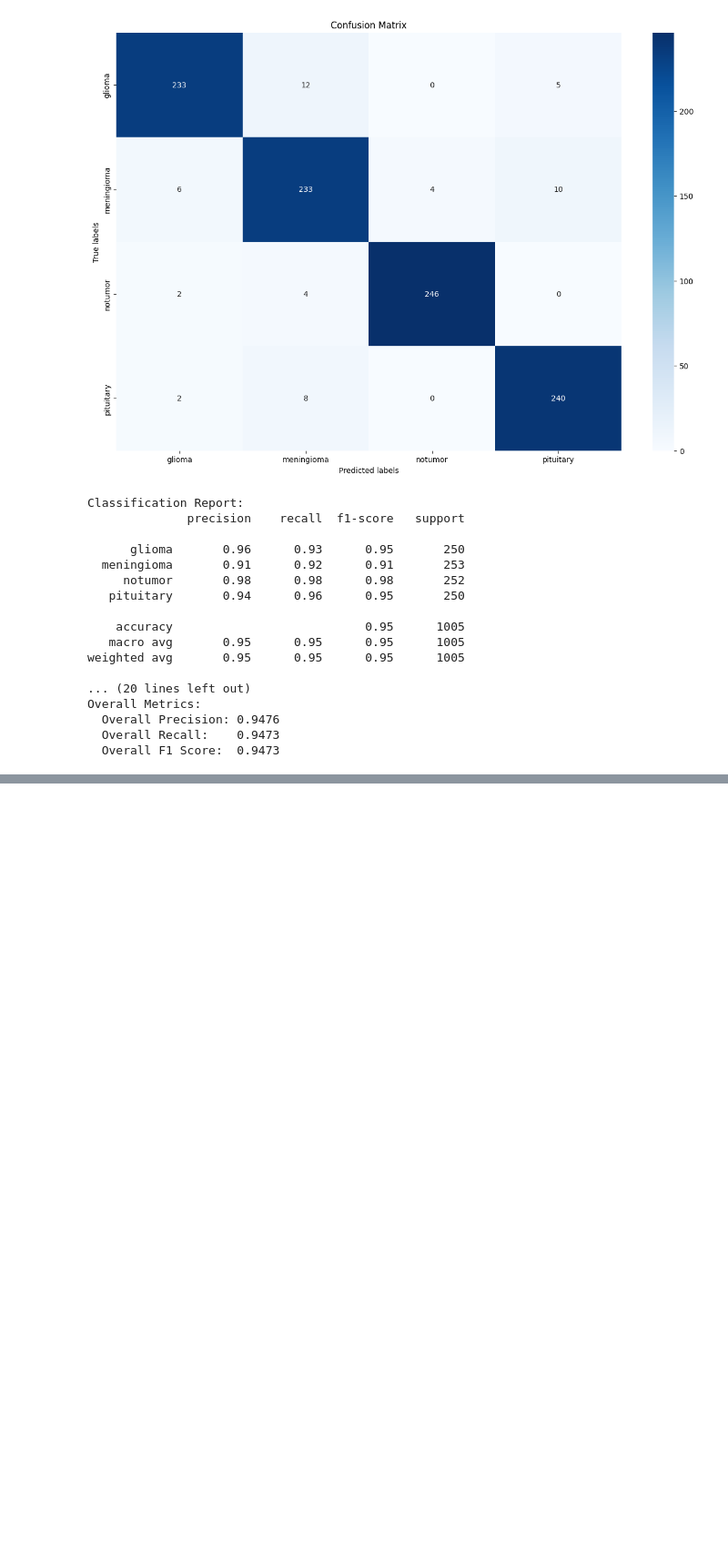
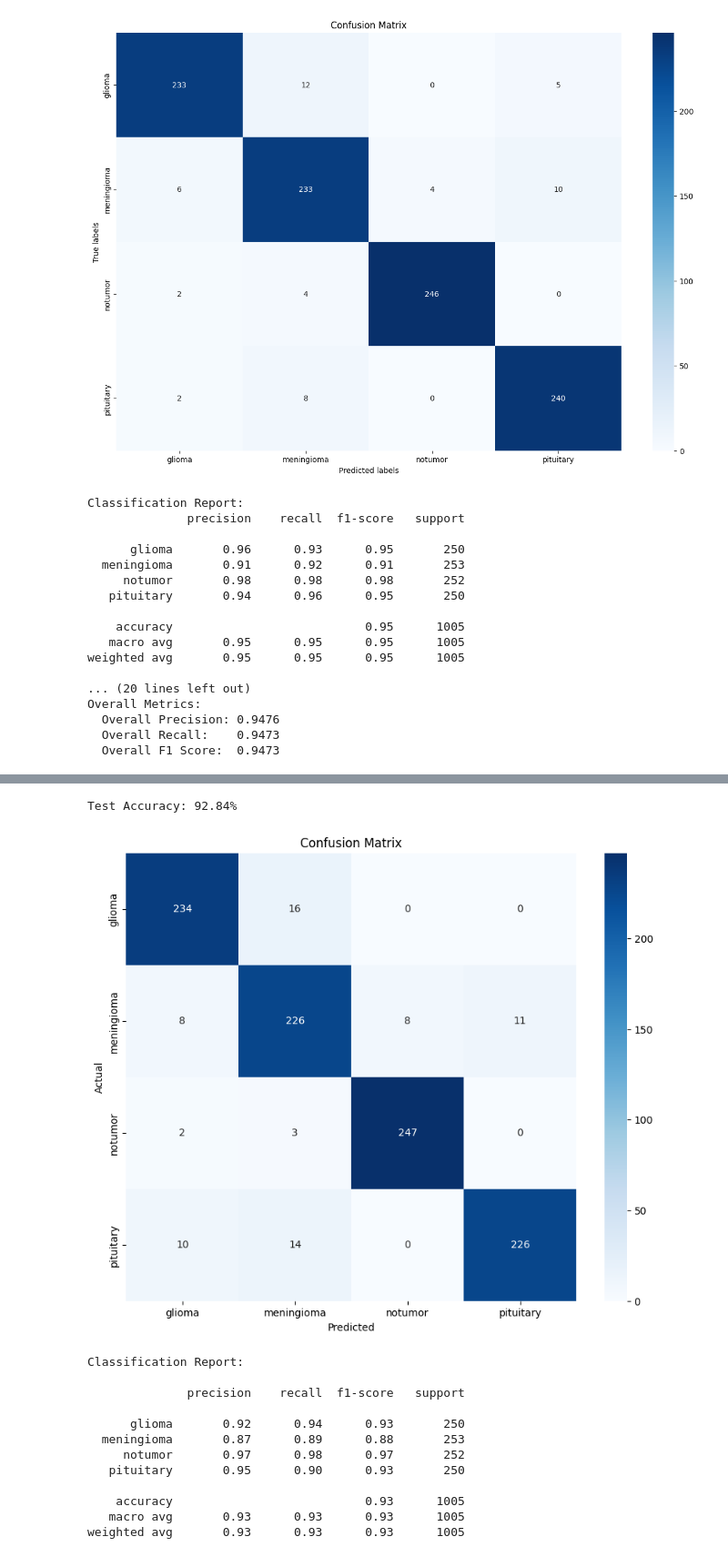
Before and after one commit to sonjoy2074/CSE4531-Project, a Jupyter notebook: Federated_Learning/client_2.ipynb, the cells around one changed output, grey strips where cells are left out. Shown: that part at 91% size. Saved outputs shown, nothing was run; the diff lists cells and outputs as text; code cells hidden in the pictures; blank space fills up the shorter version.

Commit message:
Global model testing done in client-2

```diff
--- a/Federated_Learning/client_2.ipynb
+++ b/Federated_Learning/client_2.ipynb
@@ -382,0 +441,53 @@ Overall Metrics:
+# %%
+from torchvision import transforms as T
+from torchvision import datasets
+!pip install timm
+import timm
+import os
+from torch.utils.data import DataLoader
+import numpy as np
+from sklearn.metrics import confusion_matrix, classification_report
+import matplotlib.pyplot as plt
+import seaborn as sns
+
+dataset_path = "/content/drive/MyDrive/Sonjoy_dataset/User2_Brain_Mri_Images"
+test_loader, test_data_len = get_data_loaders(dataset_path, 32, train=False)
+
+
+def evaluate_model(model, test_loader, classes):
+    device = 'cuda' if torch.cuda.is_available() else 'cpu'
+    model.to(device)
+    model.eval()
+
+    all_preds = []
+    all_labels = []
+
+    with torch.no_grad():
+        for inputs, labels in test_loader:
+            inputs, labels = inputs.to(device), labels.to(device)
+            outputs = model(inputs)
+            _, preds = torch.max(outputs.logits, 1)
+            all_preds.extend(preds.cpu().numpy())
+            all_labels.extend(labels.cpu().numpy())
+
+    # Calculate accuracy
+    accuracy = np.mean(np.array(all_preds) == np.array(all_labels))
+    print(f"Test Accuracy: {accuracy * 100:.2f}%")
+
+    # Confusion matrix
+    cm = confusion_matrix(all_labels, all_preds)
+    plt.figure(figsize=(10, 8))
+    sns.heatmap(cm, annot=True, fmt='d', cmap='Blues',
+                xticklabels=classes, yticklabels=classes)
+    plt.xlabel('Predicted')
+    plt.ylabel('Actual')
+    plt.title('Confusion Matrix')
+    plt.show()
+
+    # Detailed classification report
+    print("Classification Report:\n")
+    print(classification_report(all_labels, all_preds, target_names=classes))
+
+# Call the evaluation function
+evaluate_model(model, test_loader, classes)
+# %% [output]
@@ -382,0 +511,14 @@ Overall Metrics:
+Test Accuracy: 92.84%
+[figure, added]
+Classification Report:
+
+              precision    recall  f1-score   support
+
+      glioma       0.92      0.94      0.93       250
+  meningioma       0.87      0.89      0.88       253
+     notumor       0.97      0.98      0.97       252
+   pituitary       0.95      0.90      0.93       250
+
+    accuracy                           0.93      1005
+   macro avg       0.93      0.93      0.93      1005
+weighted avg       0.93      0.93      0.93      1005
```
Also changed, not shown: parts of 4 cells of this notebook.
